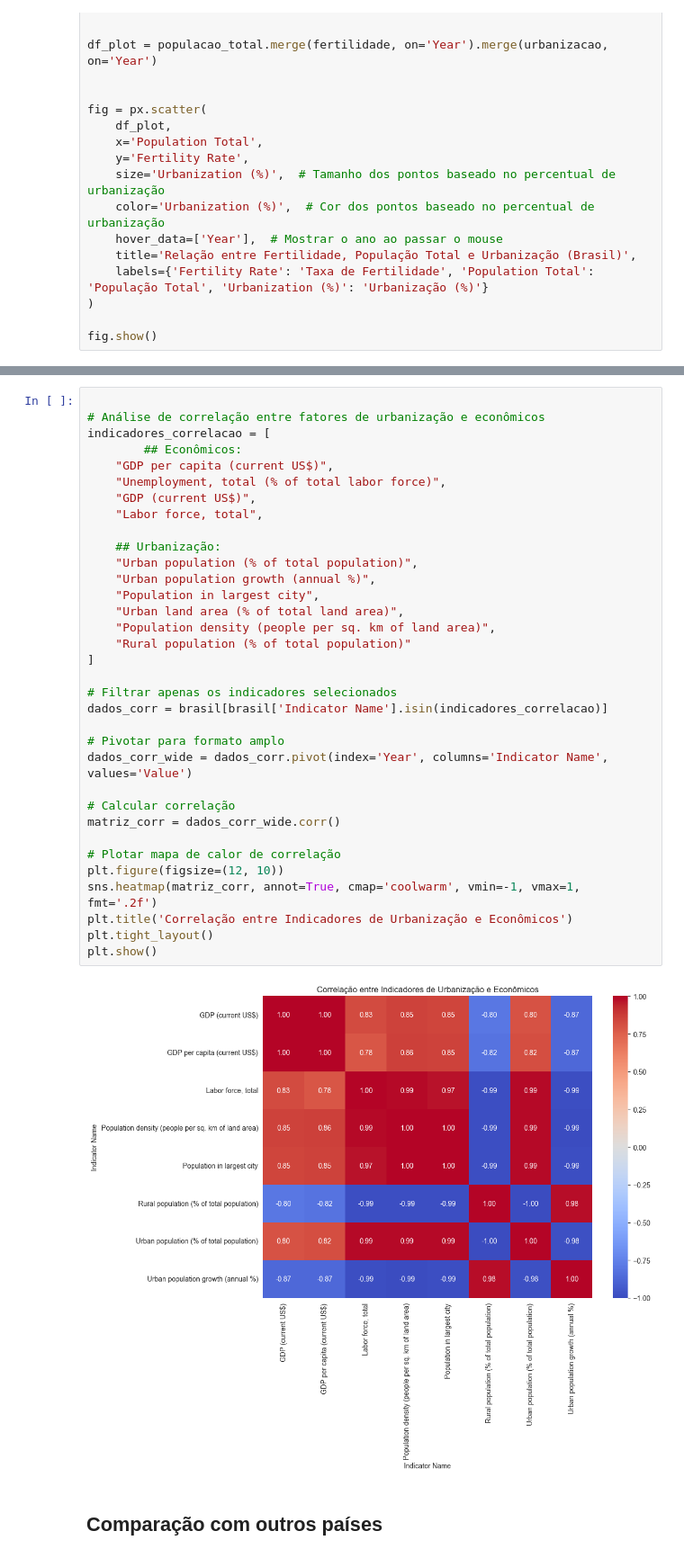
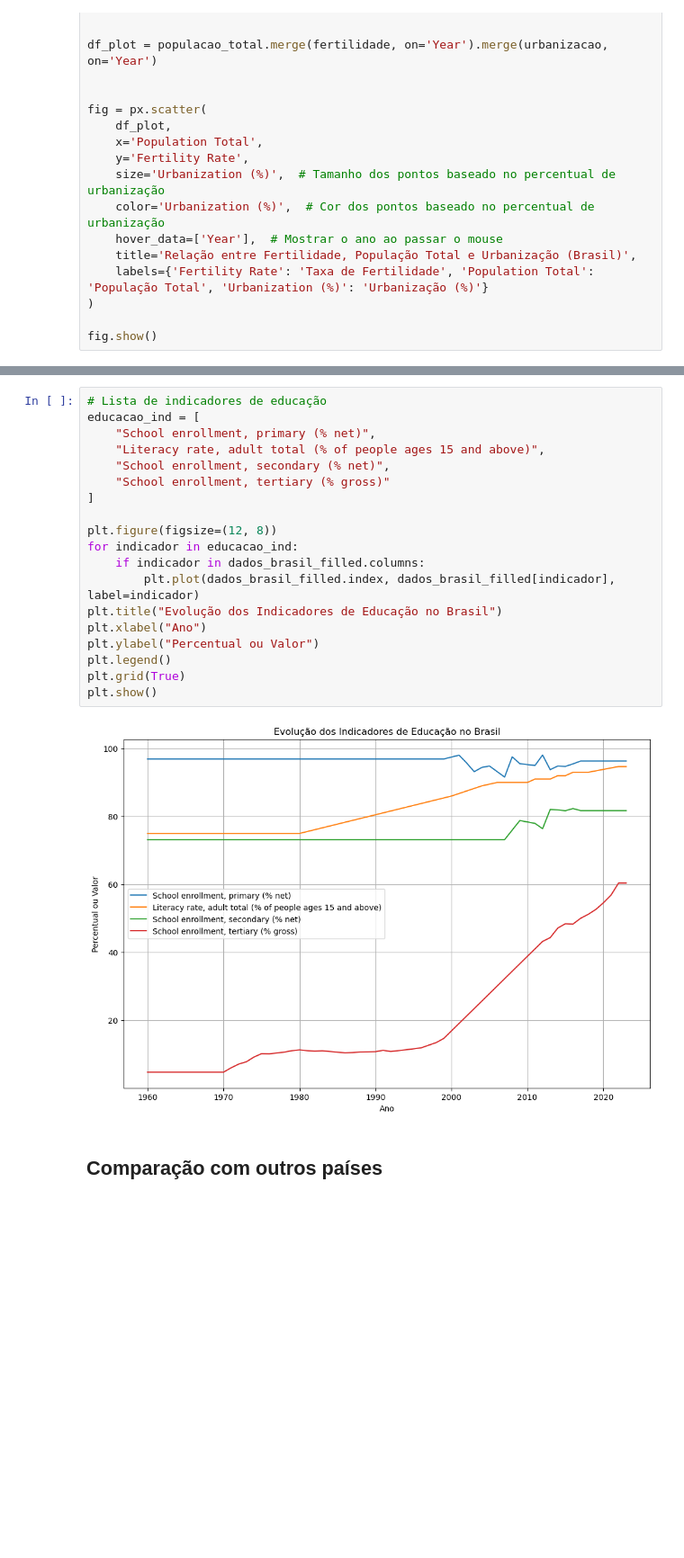
Before and after one commit to PrimeRibs2501/SME0852-SME0829, a Jupyter notebook: trab3.ipynb, the cells around one changed output, grey strips where cells are left out. Shown at 90% size. Drawn from its saved outputs; the diff is of its cells as text; blank space fills up the shorter version.

```diff
--- a/trab3.ipynb
+++ b/trab3.ipynb
@@ -496,39 +431,24 @@ Dados disponíveis para Brazil: 64 anos
-# %%
-
-# Análise de correlação entre fatores de urbanização e econômicos
-indicadores_correlacao = [
-        ## Econômicos:
-    "GDP per capita (current US$)",
-    "Unemployment, total (% of total labor force)",
-    "GDP (current US$)",
-    "Labor force, total",
-
-    ## Urbanização:
-    "Urban population (% of total population)",
-    "Urban population growth (annual %)",
-    "Population in largest city",
-    "Urban land area (% of total land area)",
-    "Population density (people per sq. km of land area)",
-    "Rural population (% of total population)"
-]
-
-# Filtrar apenas os indicadores selecionados
-dados_corr = brasil[brasil['Indicator Name'].isin(indicadores_correlacao)]
-
-# Pivotar para formato amplo
-dados_corr_wide = dados_corr.pivot(index='Year', columns='Indicator Name', values='Value')
-
-# Calcular correlação
-matriz_corr = dados_corr_wide.corr()
-
-# Plotar mapa de calor de correlação
-plt.figure(figsize=(12, 10))
-sns.heatmap(matriz_corr, annot=True, cmap='coolwarm', vmin=-1, vmax=1, fmt='.2f')
-plt.title('Correlação entre Indicadores de Urbanização e Econômicos')
-plt.tight_layout()
-plt.show()
-# %% [output]
-[figure, removed]
+# %%
+# Lista de indicadores de educação
+educacao_ind = [
+    "School enrollment, primary (% net)",
+    "Literacy rate, adult total (% of people ages 15 and above)",
+    "School enrollment, secondary (% net)",
+    "School enrollment, tertiary (% gross)"
+]
+
+plt.figure(figsize=(12, 8))
+for indicador in educacao_ind:
+    if indicador in dados_brasil_filled.columns:
+        plt.plot(dados_brasil_filled.index, dados_brasil_filled[indicador], label=indicador)
+plt.title("Evolução dos Indicadores de Educação no Brasil")
+plt.xlabel("Ano")
+plt.ylabel("Percentual ou Valor")
+plt.legend()
+plt.grid(True)
+plt.show()
+# %% [output]
+[figure, added]
 # %% [markdown]
 ## Comparação com outros países
 # %%
```
Also changed, not shown: parts of 18 cells of this notebook, 2 other files.
